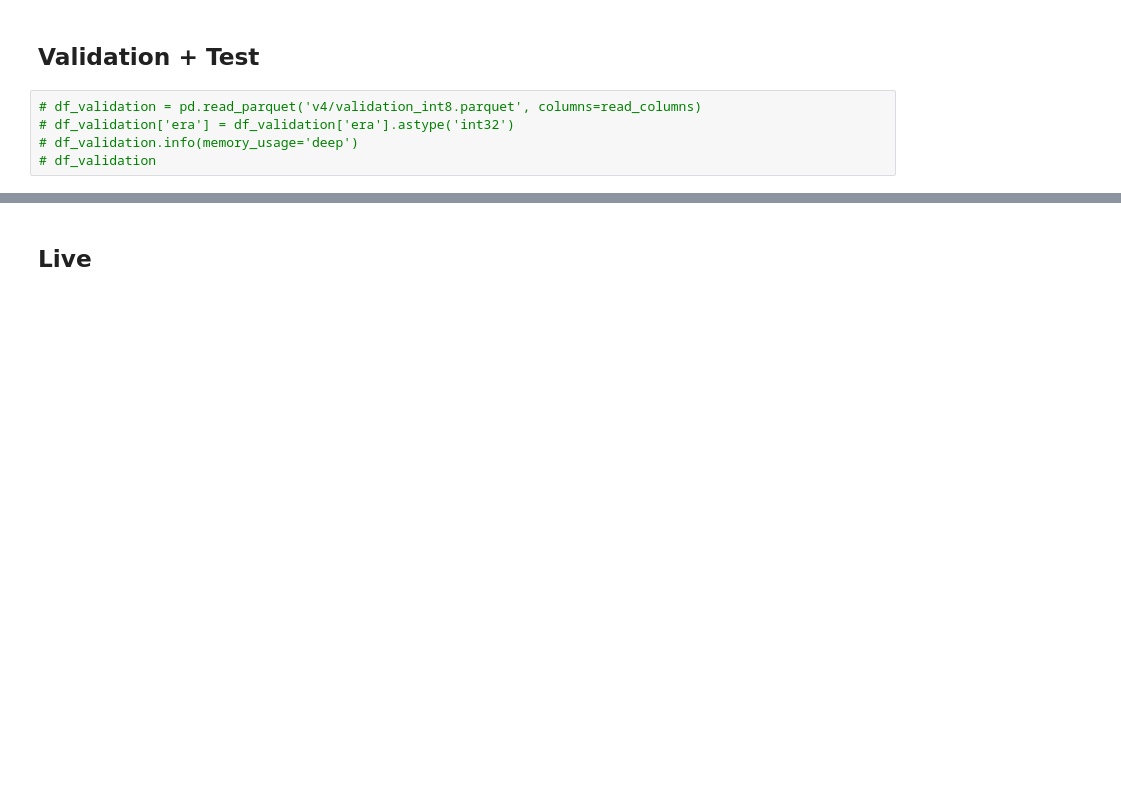
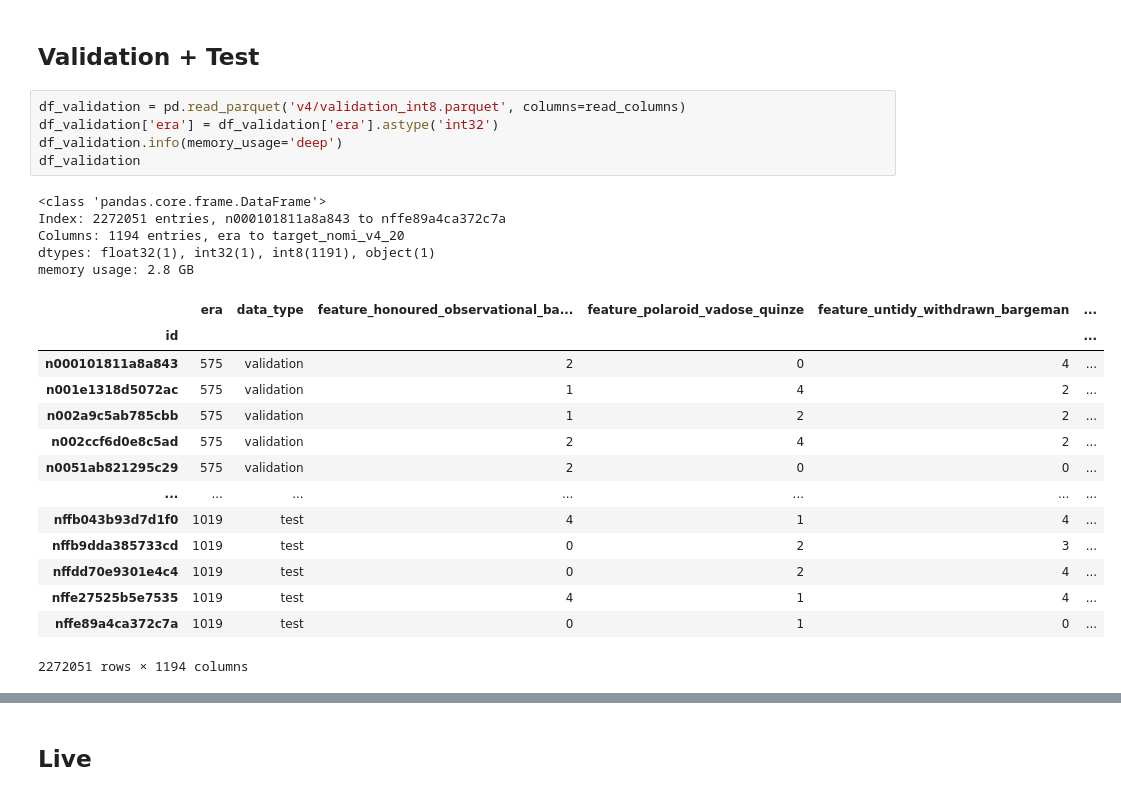
Before and after one commit to miguelbper/numerai-model, a Jupyter notebook: numerai.ipynb, the cells around one changed output, grey strips where cells are left out. Cells and saved outputs as stored; diff of their text form; blank space fills up the shorter version.

```diff
--- a/numerai.ipynb
+++ b/numerai.ipynb
@@ -101,8 +104,28 @@ memory usage: 3.0 GB
 # %% [markdown]
 ## Validation + Test
 # %%
-# df_validation = pd.read_parquet('v4/validation_int8.parquet', columns=read_columns)
-# df_validation['era'] = df_validation['era'].astype('int32')
-# df_validation.info(memory_usage='deep')
-# df_validation
+df_validation = pd.read_parquet('v4/validation_int8.parquet', columns=read_columns)
+df_validation['era'] = df_validation['era'].astype('int32')
+df_validation.info(memory_usage='deep')
+df_validation
+# %% [output]
+<class 'pandas.core.frame.DataFrame'>
+Index: 2272051 entries, n000101811a8a843 to nffe89a4ca372c7a
+Columns: 1194 entries, era to target_nomi_v4_20
+dtypes: float32(1), int32(1), int8(1191), object(1)
+memory usage: 2.8 GB
+|  | era | data_type | feature_honoured_observational_ba... | feature_polaroid_vadose_quinze | feature_untidy_withdrawn_bargeman | ... |
+| id |  |  |  |  |  | ... |
+| n000101811a8a843 | 575 | validation | 2 | 0 | 4 | ... |
+| n001e1318d5072ac | 575 | validation | 1 | 4 | 2 | ... |
+| n002a9c5ab785cbb | 575 | validation | 1 | 2 | 2 | ... |
+| n002ccf6d0e8c5ad | 575 | validation | 2 | 4 | 2 | ... |
+| n0051ab821295c29 | 575 | validation | 2 | 0 | 0 | ... |
+| ... | ... | ... | ... | ... | ... | ... |
+| nffb043b93d7d1f0 | 1019 | test | 4 | 1 | 4 | ... |
+| nffb9dda385733cd | 1019 | test | 0 | 2 | 3 | ... |
+| nffdd70e9301e4c4 | 1019 | test | 0 | 2 | 4 | ... |
+| nffe27525b5e7535 | 1019 | test | 4 | 1 | 4 | ... |
+| nffe89a4ca372c7a | 1019 | test | 0 | 1 | 0 | ... |
+2272051 rows × 1194 columns
 # %%
```
Also changed, not shown: parts of 10 cells of this notebook, 2 other files.
